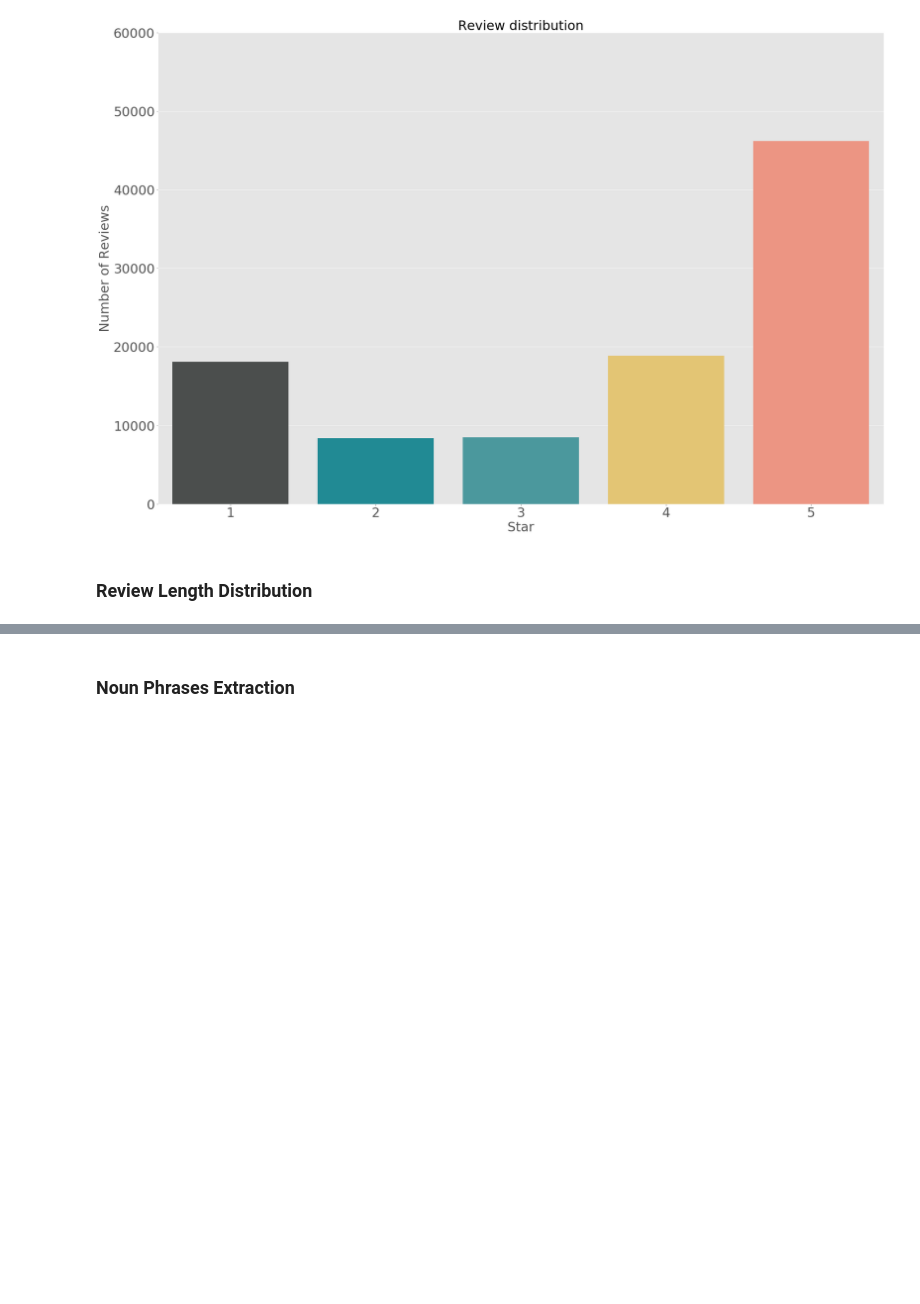
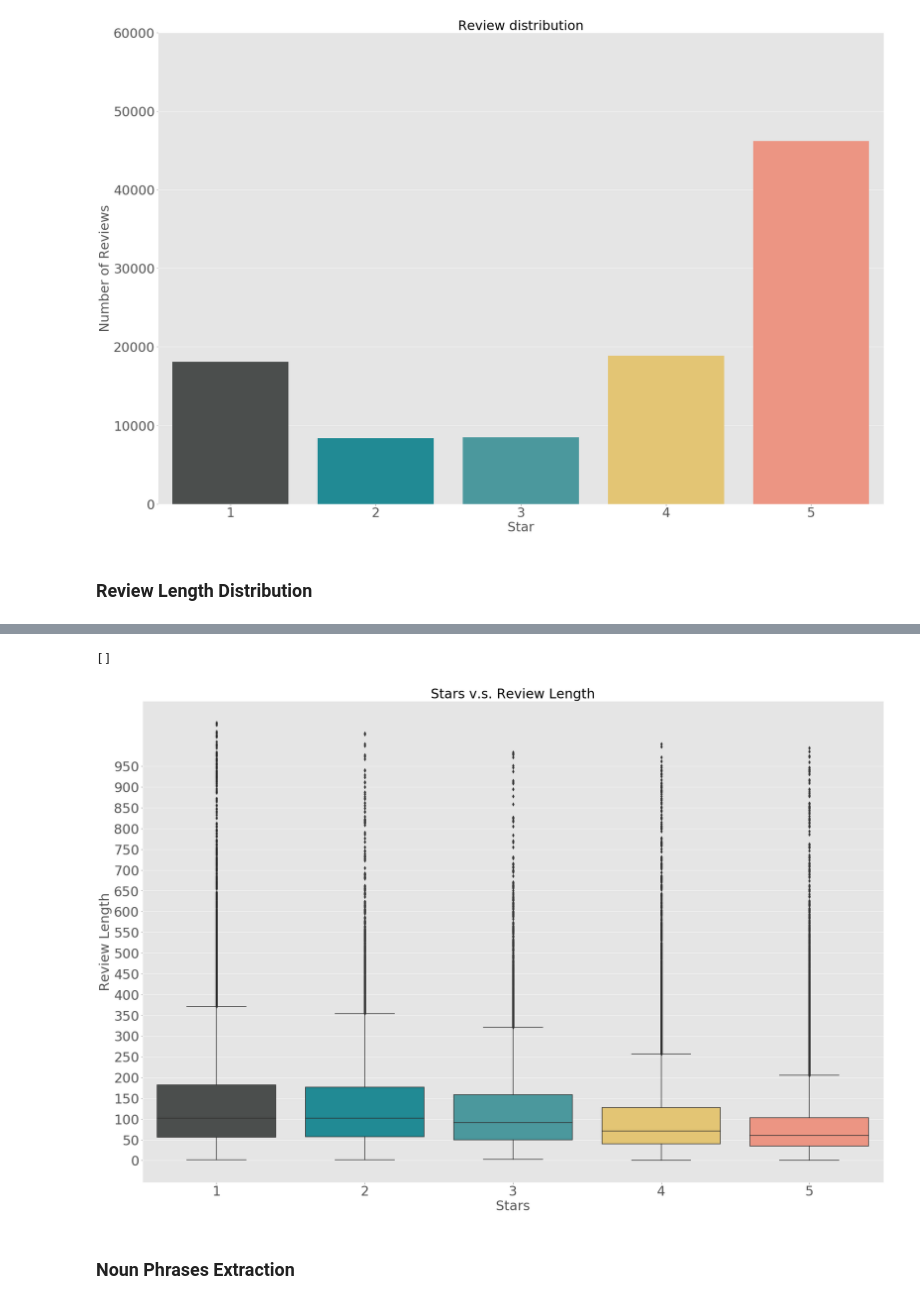
Before and after one commit to songyang0716/NLP, a Jupyter notebook: spaCy_tutorial/spacy_tutorial.ipynb, the cells around one changed output, grey strips where cells are left out. Drawn from its saved outputs; the diff is of its cells as text; code cells hidden in the pictures; blank space fills up the shorter version.

```diff
--- a/spaCy_tutorial/spacy_tutorial.ipynb
+++ b/spaCy_tutorial/spacy_tutorial.ipynb
@@ -74,6 +74,19 @@ review_df.head(3)
 | 0 | iCQpiavjjPzJ5_3gPD5Ebg | 0 | 2011-02-25 | 0 | x7mDIiDB3jEiPGPHOmDzyw | 2 | The pizza was okay. Not the best ... | 0 | msQe1u7Z_XuqjGoqhB0J5g | 90 |
 | 1 | pomGBqfbxcqPv14c3XH-ZQ | 0 | 2012-11-13 | 0 | dDl8zu1vWPdKGihJrwQbpw | 5 | I love this place! My fiance And ... | 0 | msQe1u7Z_XuqjGoqhB0J5g | 58 |
 | 2 | jtQARsP6P-LbkyjbO1qNGg | 1 | 2014-10-23 | 1 | LZp4UX5zK3e-c5ZGSeo3kA | 1 | Terrible. Dry corn bread. Rib tip... | 3 | msQe1u7Z_XuqjGoqhB0J5g | 30 |
+# %%
+sns.boxplot(x="stars",
+            y="review_length",
+            data=review_df,
+            palette=colours)
+plt.xlabel("Stars", fontsize=30)
+plt.ylabel("Review Length", fontsize=30)
+plt.yticks(np.arange(0,1000,50))
+plt.title("Stars v.s. Review Length", fontsize=30)
+plt.plot()
+# %% [output]
+[]
+[figure, added]
 # %% [markdown]
 ### Noun Phrases Extraction
 # %% [markdown]
```
